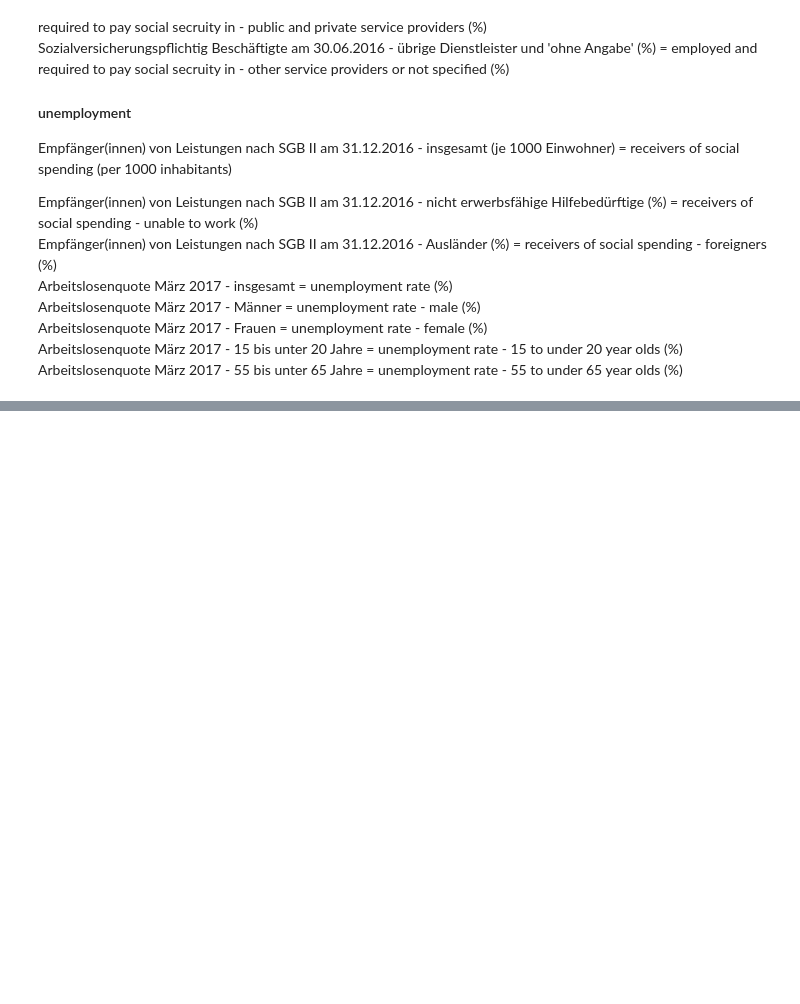
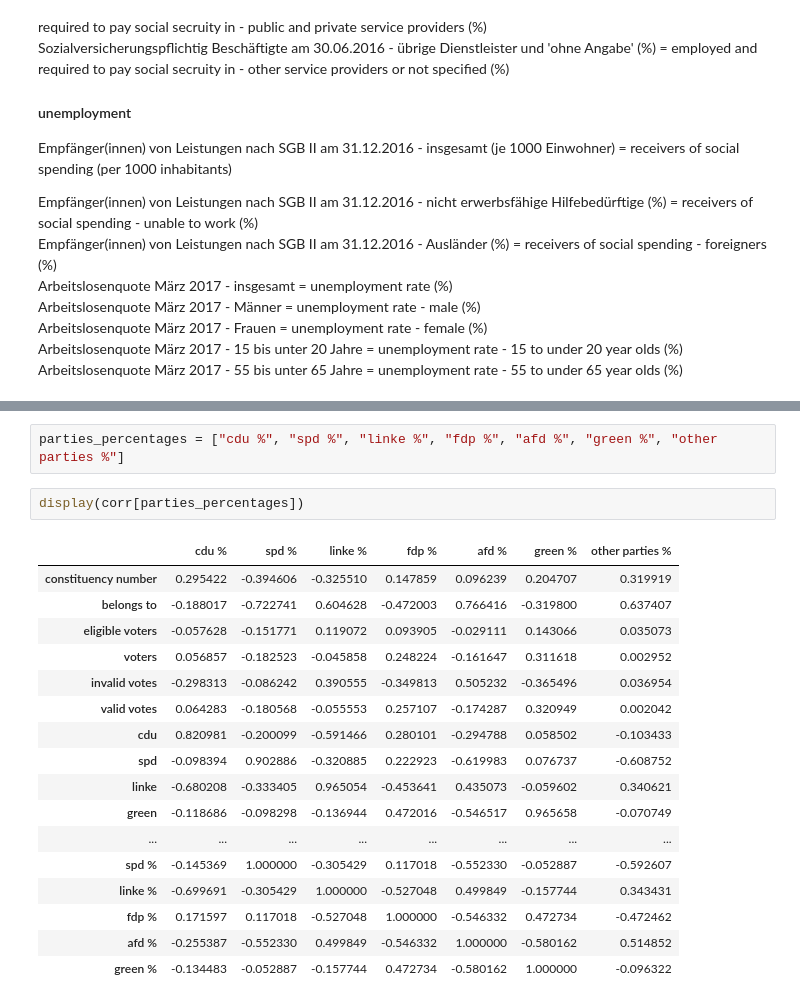
Before and after one commit to MariusMeiners/w07_assignment, a Jupyter notebook: W07.ipynb, the cells around one changed output, grey strips where cells are left out. Saved outputs shown, nothing was run; the diff lists cells and outputs as text; blank space fills up the shorter version.

```diff
--- a/W07.ipynb
+++ b/W07.ipynb
@@ -125,2 +285,24 @@ True
+# %%
+parties_percentages = ["cdu %", "spd %", "linke %", "fdp %", "afd %", "green %", "other parties %"]
+# %%
+display(corr[parties_percentages])
+# %% [output]
+|  | cdu % | spd % | linke % | fdp % | afd % | green % | other parties % |
+| constituency number | 0.295422 | -0.394606 | -0.325510 | 0.147859 | 0.096239 | 0.204707 | 0.319919 |
+| belongs to | -0.188017 | -0.722741 | 0.604628 | -0.472003 | 0.766416 | -0.319800 | 0.637407 |
+| eligible voters | -0.057628 | -0.151771 | 0.119072 | 0.093905 | -0.029111 | 0.143066 | 0.035073 |
+| voters | 0.056857 | -0.182523 | -0.045858 | 0.248224 | -0.161647 | 0.311618 | 0.002952 |
+| invalid votes | -0.298313 | -0.086242 | 0.390555 | -0.349813 | 0.505232 | -0.365496 | 0.036954 |
+| valid votes | 0.064283 | -0.180568 | -0.055553 | 0.257107 | -0.174287 | 0.320949 | 0.002042 |
+| cdu | 0.820981 | -0.200099 | -0.591466 | 0.280101 | -0.294788 | 0.058502 | -0.103433 |
+| spd | -0.098394 | 0.902886 | -0.320885 | 0.222923 | -0.619983 | 0.076737 | -0.608752 |
+| linke | -0.680208 | -0.333405 | 0.965054 | -0.453641 | 0.435073 | -0.059602 | 0.340621 |
+| green | -0.118686 | -0.098298 | -0.136944 | 0.472016 | -0.546517 | 0.965658 | -0.070749 |
+| ... | ... | ... | ... | ... | ... | ... | ... |
+| spd % | -0.145369 | 1.000000 | -0.305429 | 0.117018 | -0.552330 | -0.052887 | -0.592607 |
+| linke % | -0.699691 | -0.305429 | 1.000000 | -0.527048 | 0.499849 | -0.157744 | 0.343431 |
+| fdp % | 0.171597 | 0.117018 | -0.527048 | 1.000000 | -0.546332 | 0.472734 | -0.472462 |
+| afd % | -0.255387 | -0.552330 | 0.499849 | -0.546332 | 1.000000 | -0.580162 | 0.514852 |
+| green % | -0.134483 | -0.052887 | -0.157744 | 0.472734 | -0.580162 | 1.000000 | -0.096322 |
 # %%
 # Compute the correlation matrix
```
Also changed, not shown: parts of 21 cells of this notebook.
